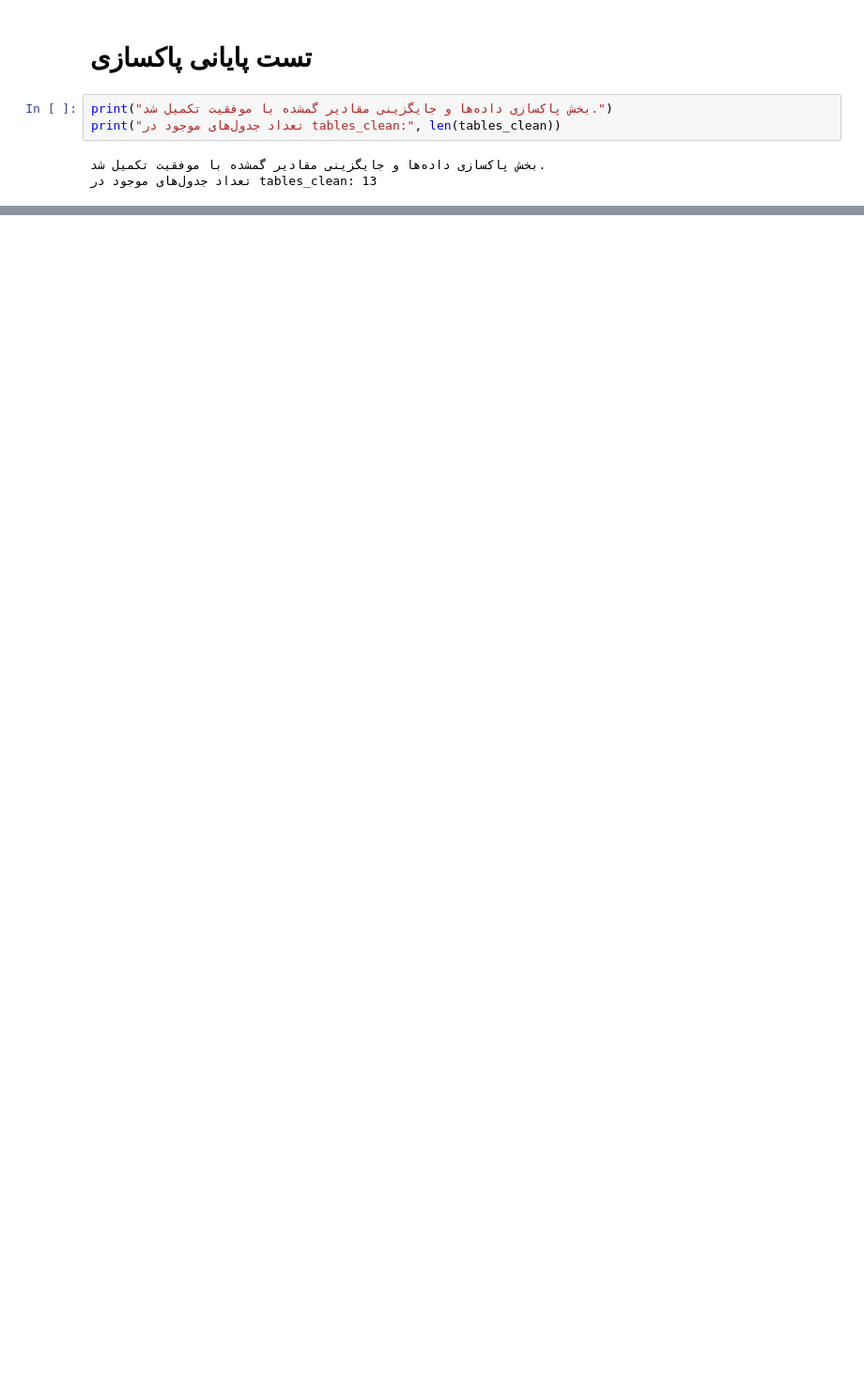
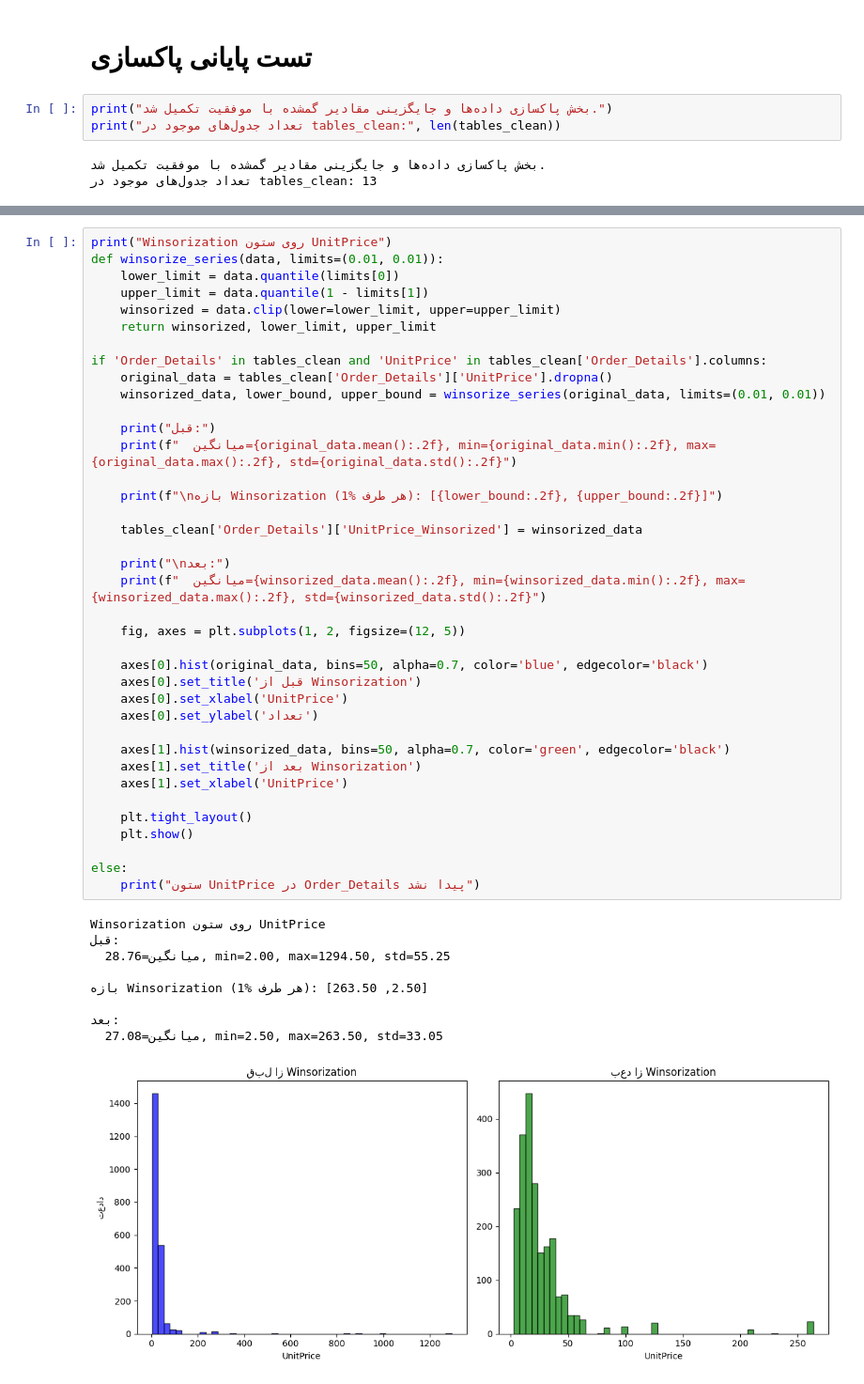
Before and after one commit to IT-Team-14042/IT-14042, a Jupyter notebook: notebooks/phase1.ipynb, the cells around one changed output, grey strips where cells are left out. Shown at 94% size. Drawn from its saved outputs; the diff is of its cells as text; blank space fills up the shorter version.

```diff
--- a/notebooks/phase1.ipynb
+++ b/notebooks/phase1.ipynb
@@ -641,0 +1820,48 @@ print("تعداد جدول‌های موجود در tables_clean:", len(tables_c
+# %%
+print("Winsorization روی ستون UnitPrice")
+def winsorize_series(data, limits=(0.01, 0.01)):
+    lower_limit = data.quantile(limits[0])
+    upper_limit = data.quantile(1 - limits[1])
+    winsorized = data.clip(lower=lower_limit, upper=upper_limit)
+    return winsorized, lower_limit, upper_limit
+
+if 'Order_Details' in tables_clean and 'UnitPrice' in tables_clean['Order_Details'].columns:
+    original_data = tables_clean['Order_Details']['UnitPrice'].dropna()
+    winsorized_data, lower_bound, upper_bound = winsorize_series(original_data, limits=(0.01, 0.01))
+
+    print("قبل:")
+    print(f"  میانگین={original_data.mean():.2f}, min={original_data.min():.2f}, max={original_data.max():.2f}, std={original_data.std():.2f}")
+
+    print(f"\nبازه Winsorization (1% هر طرف): [{lower_bound:.2f}, {upper_bound:.2f}]")
+
+    tables_clean['Order_Details']['UnitPrice_Winsorized'] = winsorized_data
+
+    print("\nبعد:")
+    print(f"  میانگین={winsorized_data.mean():.2f}, min={winsorized_data.min():.2f}, max={winsorized_data.max():.2f}, std={winsorized_data.std():.2f}")
+
+    fig, axes = plt.subplots(1, 2, figsize=(12, 5))
+
+    axes[0].hist(original_data, bins=50, alpha=0.7, color='blue', edgecolor='black')
+    axes[0].set_title('قبل از Winsorization')
+    axes[0].set_xlabel('UnitPrice')
+    axes[0].set_ylabel('تعداد')
+
+    axes[1].hist(winsorized_data, bins=50, alpha=0.7, color='green', edgecolor='black')
+    axes[1].set_title('بعد از Winsorization')
+    axes[1].set_xlabel('UnitPrice')
+
+    plt.tight_layout()
+    plt.show()
+
+else:
+    print("ستون UnitPrice در Order_Details پیدا نشد")
+# %% [output]
+Winsorization روی ستون UnitPrice
+قبل:
+  میانگین=28.76, min=2.00, max=1294.50, std=55.25
+
+بازه Winsorization (1% هر طرف): [2.50, 263.50]
+
+بعد:
+  میانگین=27.08, min=2.50, max=263.50, std=33.05
+[figure, added]
```
Also changed, not shown: parts of 62 cells of this notebook, 36 other files.
